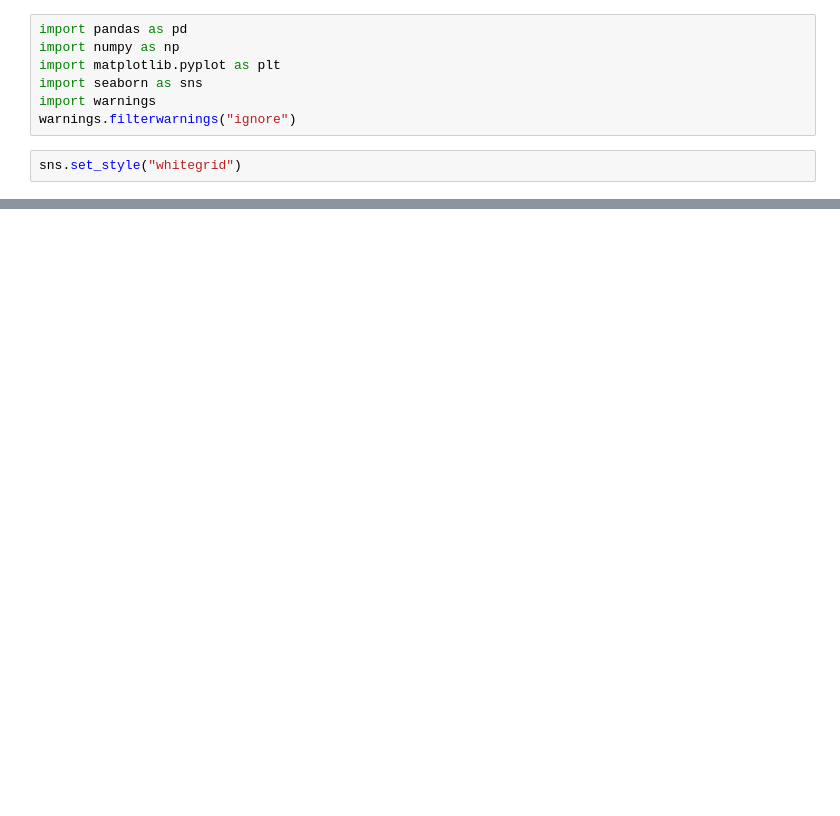
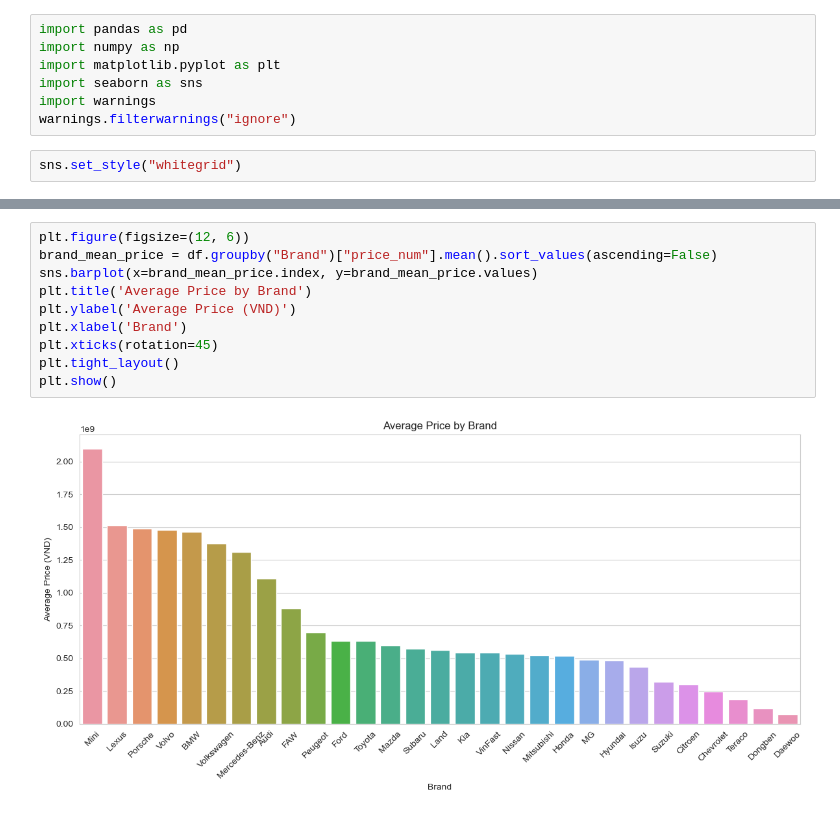
Before and after one commit to nmkhan9/car_price_predict, a Jupyter notebook: visualization.ipynb, the cells around one changed output, grey strips where cells are left out. Drawn from its saved outputs; the diff is of its cells as text; blank space fills up the shorter version.

```diff
--- a/visualization.ipynb
+++ b/visualization.ipynb
@@ -19,0 +61,12 @@ df.head()
+# %%
+plt.figure(figsize=(12, 6))
+brand_mean_price = df.groupby("Brand")["price_num"].mean().sort_values(ascending=False)
+sns.barplot(x=brand_mean_price.index, y=brand_mean_price.values)
+plt.title('Average Price by Brand')
+plt.ylabel('Average Price (VND)')
+plt.xlabel('Brand')
+plt.xticks(rotation=45)
+plt.tight_layout()
+plt.show()
+# %% [output]
+[figure, added]
```
Also changed, not shown: parts of 11 cells of this notebook.
